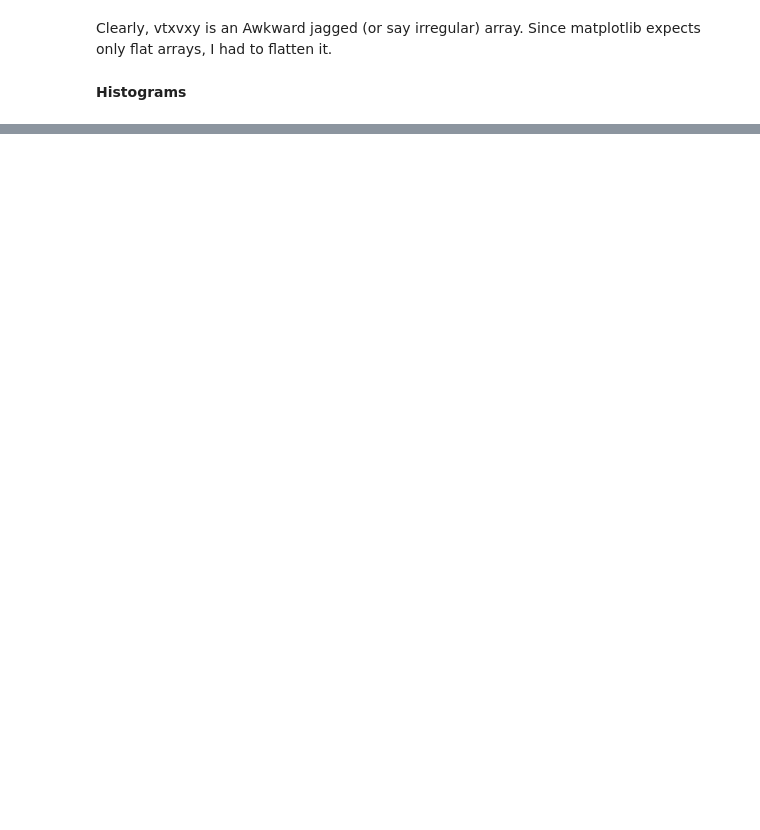
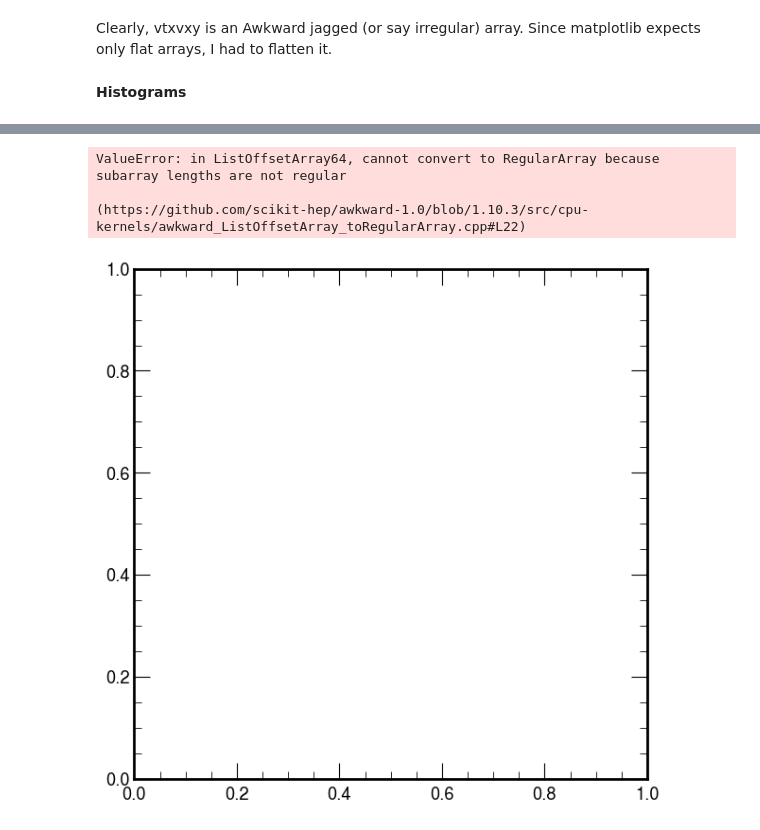
Before and after one commit to Reshma27Menon/iDMe, a Jupyter notebook: python_analysis/exampleNotebooks/comparison2022_2018.ipynb, the cells around one changed output, grey strips where cells are left out. Saved outputs shown, nothing was run; the diff lists cells and outputs as text; code cells hidden in the pictures; blank space fills up the shorter version.

```diff
--- a/python_analysis/exampleNotebooks/comparison2022_2018.ipynb
+++ b/python_analysis/exampleNotebooks/comparison2022_2018.ipynb
@@ -119,6 +135,27 @@ vtx_reduced_chi22018 = tree2018["vtx_reduced_chi2"].array()
 print (type(vtx_reduced_chi22018))  #Awkward jagged (irregular) array
 flat_vtx_reduced_chi22018 = ak.flatten(vtx_reduced_chi22018)
 
+
+vtx_sign2018 = tree2018["vtx_sign"].array()
+flat_vtx_sign2018 = ak.flatten(vtx_sign2018)
+
+
+vtx_minDxy2018 = tree2022["vtx_minDxy"].array()
+flat_vtx_minDxy2018 = ak.flatten(vtx_minDxy2018)
+print (flat_vtx_minDxy2018)
+
+
+vtx_dPhiJets2018 = tree2018["vtx_dPhiJets"].array()
+flat_vtx_dPhiJets2018 = ak.flatten(vtx_dPhiJets2018)
+
+print (flat_vtx_dPhiJets2018)
+
+
+
+
+
+
+
 LptElectron_pt2018 = tree2018["LptElectron_pt"].array()
 #print (type(vtx_re2018))  #Awkward jagged (irregular) array
 flat_LptElectron_pt2018 = ak.flatten(LptElectron_pt2018)
@@ -236,0 +264,18 @@ plt.show()
+# %%
+fig, ax = plt.subplots(figsize=(7,7))
+
+#plt.hist(flat_vtx_dPhiJets2022, bins=50, histtype='step', color='r',label='Run3')
+plt.hist(flat_vtx_dPhiJets2018, bins=50, histtype='step', color='b',label='Run2')
+
+plt.title('')
+plt.xlabel("vtx_dPhiJets")
+
+plt.legend()
+plt.savefig('vtx_dPhiJets.png', format='png', dpi=300)
+
+plt.show()
+# %% [output]
+ValueError: in ListOffsetArray64, cannot convert to RegularArray because subarray lengths are not regular
+
+(https://github.com/scikit-hep/awkward-1.0/blob/1.10.3/src/cpu-kernels/awkward_ListOffsetArray_toRegularArray.cpp#L22)
+[figure, added]
```
Also changed, not shown: parts of 15 cells of this notebook.
